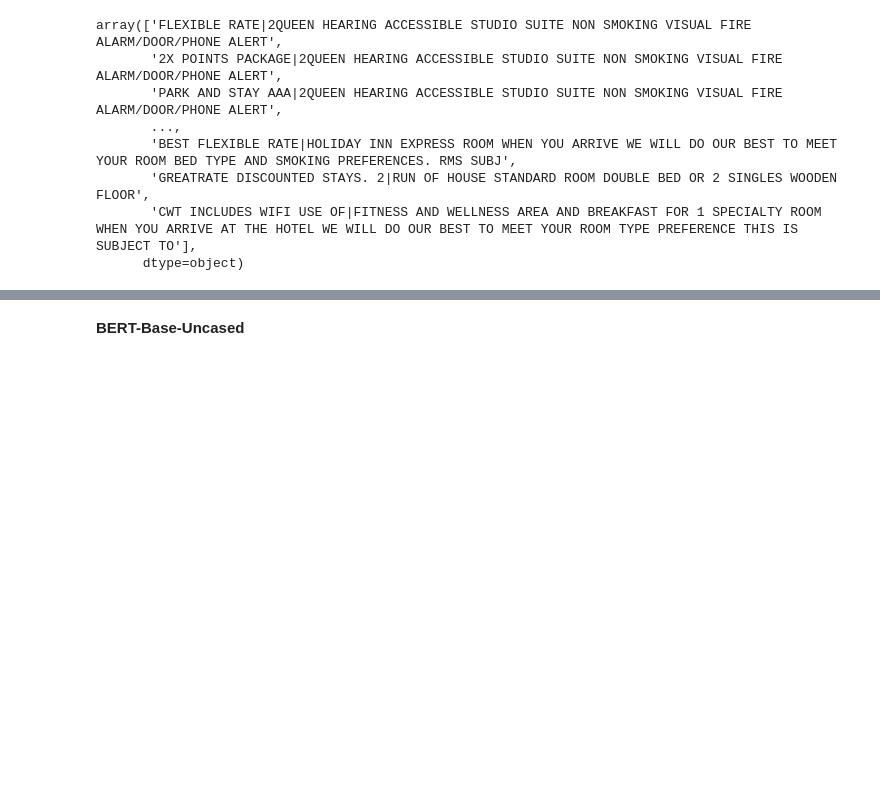
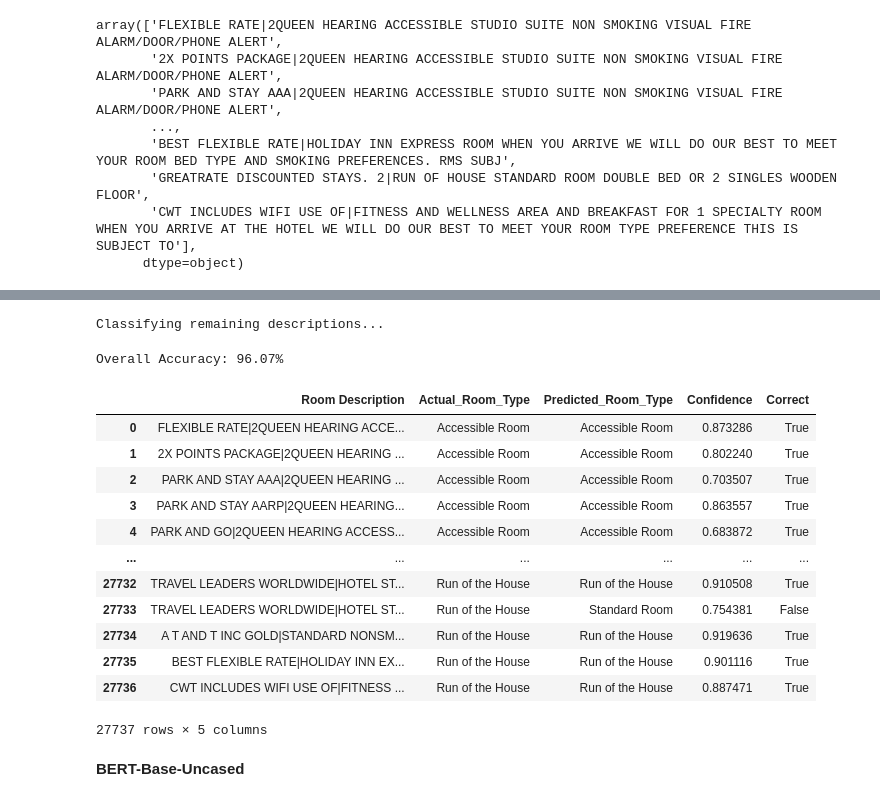
Before and after one commit to karthik1705/sabre_distiLLM_2025, a Jupyter notebook: final_codes/supervised_models.ipynb, the cells around one changed output, grey strips where cells are left out. Drawn from its saved outputs; the diff is of its cells as text; code cells hidden in the pictures; blank space fills up the shorter version.

```diff
--- a/final_codes/supervised_models.ipynb
+++ b/final_codes/supervised_models.ipynb
@@ -797,0 +1468,3 @@ remaining_data
+# %%
+# Train on full sample dataset
+final_model, final_tokenizer = train_final_model(sample_df_10pct, model_name, label2id)
@@ -797,0 +1479,7 @@ remaining_data
+# %%
+# 3. Classify remaining data
+#remaining_data = remaining_data
+results_df = classify_remaining_data(final_model, final_tokenizer, label2id, remaining_df_10pct)
+# %% [output]
+Classifying remaining descriptions...
+Overall Accuracy: 96.07%
@@ -798,2 +1488,18 @@ remaining_data
+# %%
+results_df
+# %% [output]
+|  | Room Description | Actual_Room_Type | Predicted_Room_Type | Confidence | Correct |
+| 0 | FLEXIBLE RATE|2QUEEN HEARING ACCE... | Accessible Room | Accessible Room | 0.873286 | True |
+| 1 | 2X POINTS PACKAGE|2QUEEN HEARING ... | Accessible Room | Accessible Room | 0.802240 | True |
+| 2 | PARK AND STAY AAA|2QUEEN HEARING ... | Accessible Room | Accessible Room | 0.703507 | True |
+| 3 | PARK AND STAY AARP|2QUEEN HEARING... | Accessible Room | Accessible Room | 0.863557 | True |
+| 4 | PARK AND GO|2QUEEN HEARING ACCESS... | Accessible Room | Accessible Room | 0.683872 | True |
+| ... | ... | ... | ... | ... | ... |
+| 27732 | TRAVEL LEADERS WORLDWIDE|HOTEL ST... | Run of the House | Run of the House | 0.910508 | True |
+| 27733 | TRAVEL LEADERS WORLDWIDE|HOTEL ST... | Run of the House | Standard Room | 0.754381 | False |
+| 27734 | A T AND T INC GOLD|STANDARD NONSM... | Run of the House | Run of the House | 0.919636 | True |
+| 27735 | BEST FLEXIBLE RATE|HOLIDAY INN EX... | Run of the House | Run of the House | 0.901116 | True |
+| 27736 | CWT INCLUDES WIFI USE OF|FITNESS ... | Run of the House | Run of the House | 0.887471 | True |
+27737 rows × 5 columns
 # %% [markdown]
 **BERT-Base-Uncased**
```
Also changed, not shown: parts of 53 cells of this notebook.
